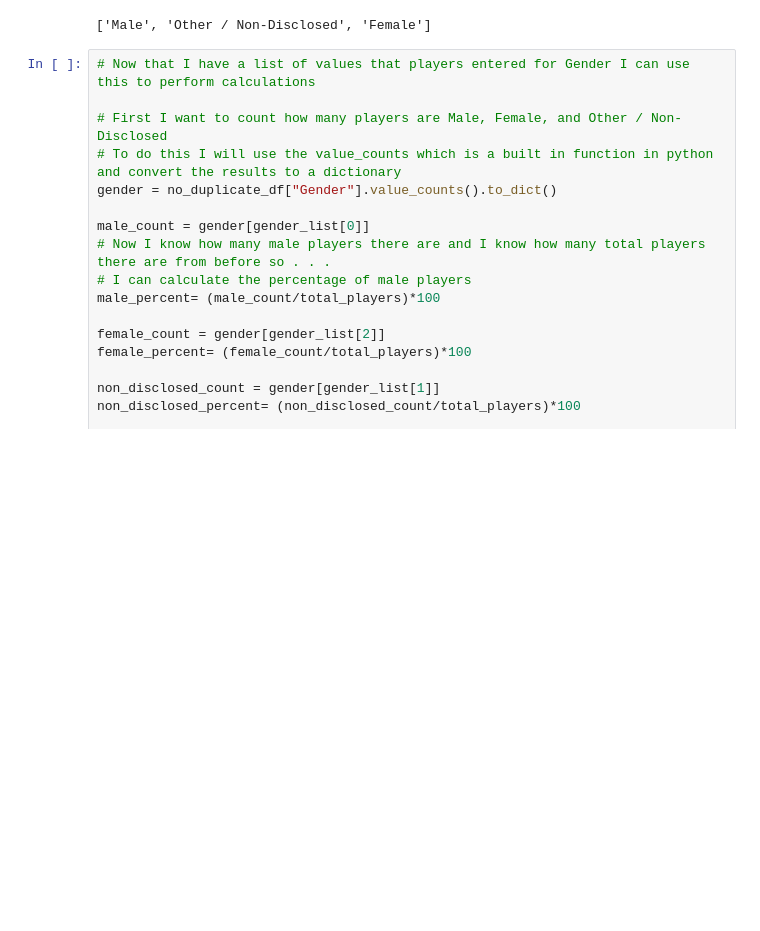
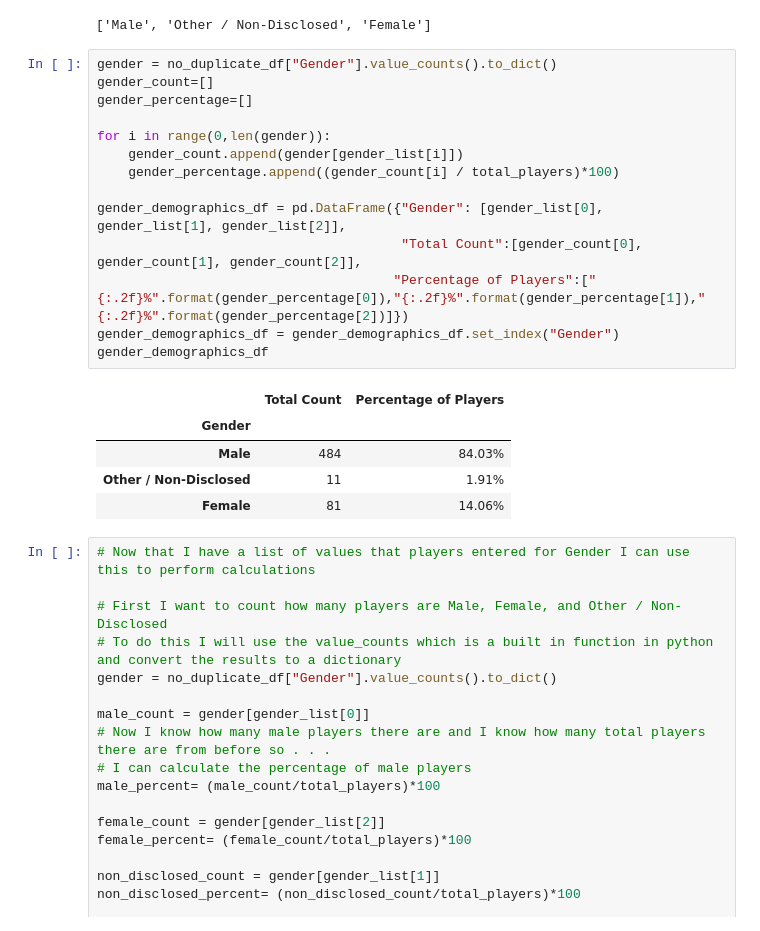
Before and after one commit to cseebec/pandas-challenge, a Jupyter notebook: HeroesOfPymoli/HeroesOfPymoli_starter.ipynb, the cells around one changed output. Drawn from its saved outputs; the diff is of its cells as text; blank space fills up the shorter version.

Commit message:
Updated Gender Demographics using for loop

```diff
--- a/HeroesOfPymoli/HeroesOfPymoli_starter.ipynb
+++ b/HeroesOfPymoli/HeroesOfPymoli_starter.ipynb
@@ -85,6 +85,26 @@ gender_list=gender_series.tolist()
 gender_list
 # %% [output]
 ['Male', 'Other / Non-Disclosed', 'Female']
+# %%
+gender = no_duplicate_df["Gender"].value_counts().to_dict()
+gender_count=[]
+gender_percentage=[]
+
+for i in range(0,len(gender)):
+    gender_count.append(gender[gender_list[i]])
+    gender_percentage.append((gender_count[i] / total_players)*100)
+
+gender_demographics_df = pd.DataFrame({"Gender": [gender_list[0], gender_list[1], gender_list[2]],
+                                       "Total Count":[gender_count[0], gender_count[1], gender_count[2]],
+                                      "Percentage of Players":["{:.2f}%".format(gender_percentage[0]),"{:.2f}%".format(gender_percentage[1]),"{:.2f}%".format(gender_percentage[2])]})
+gender_demographics_df = gender_demographics_df.set_index("Gender")
+gender_demographics_df
+# %% [output]
+|  | Total Count | Percentage of Players |
+| Gender |  |  |
+| Male | 484 | 84.03% |
+| Other / Non-Disclosed | 11 | 1.91% |
+| Female | 81 | 14.06% |
 # %%
 # Now that I have a list of values that players entered for Gender I can use this to perform calculations
 
```
Also changed, not shown: parts of 2 cells of this notebook.
